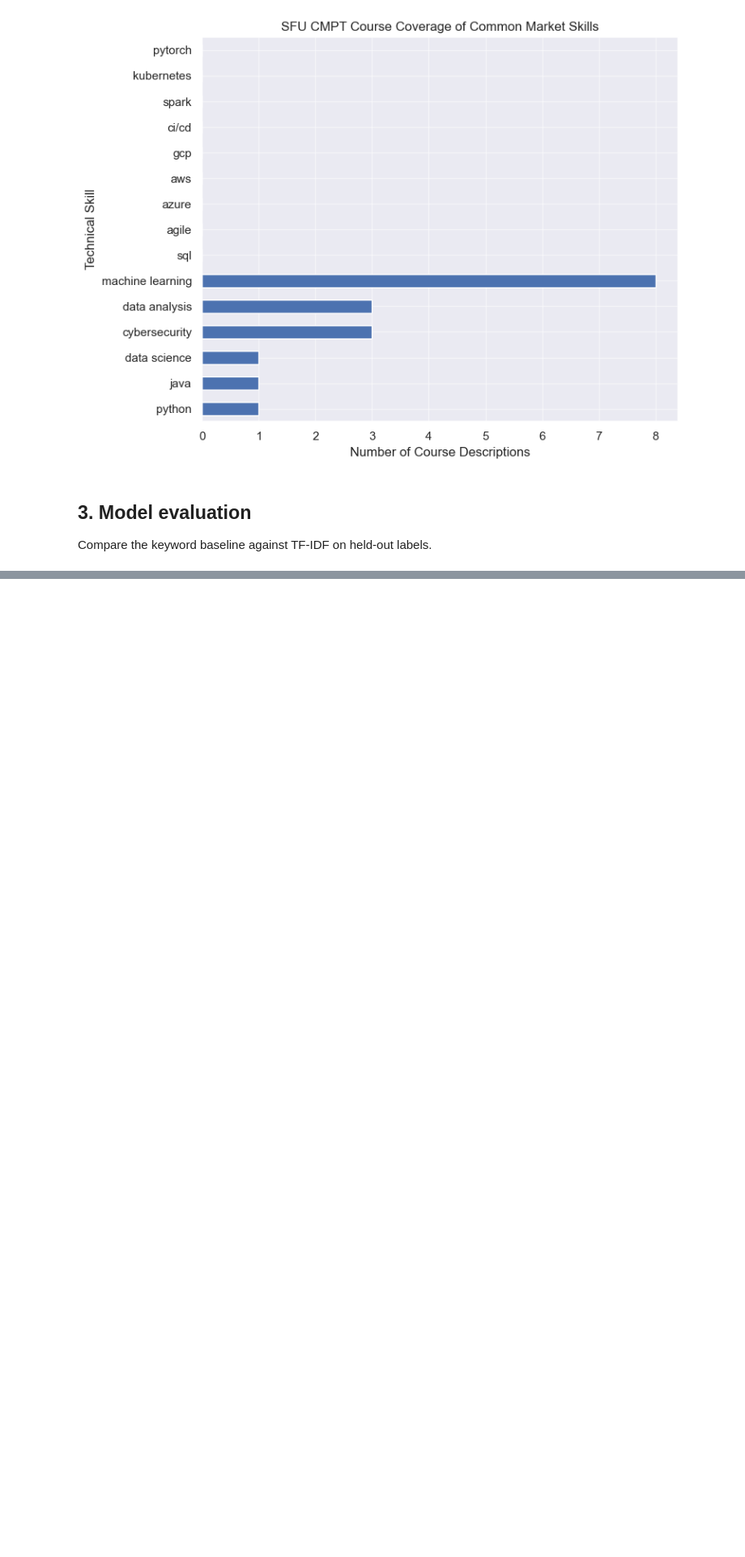
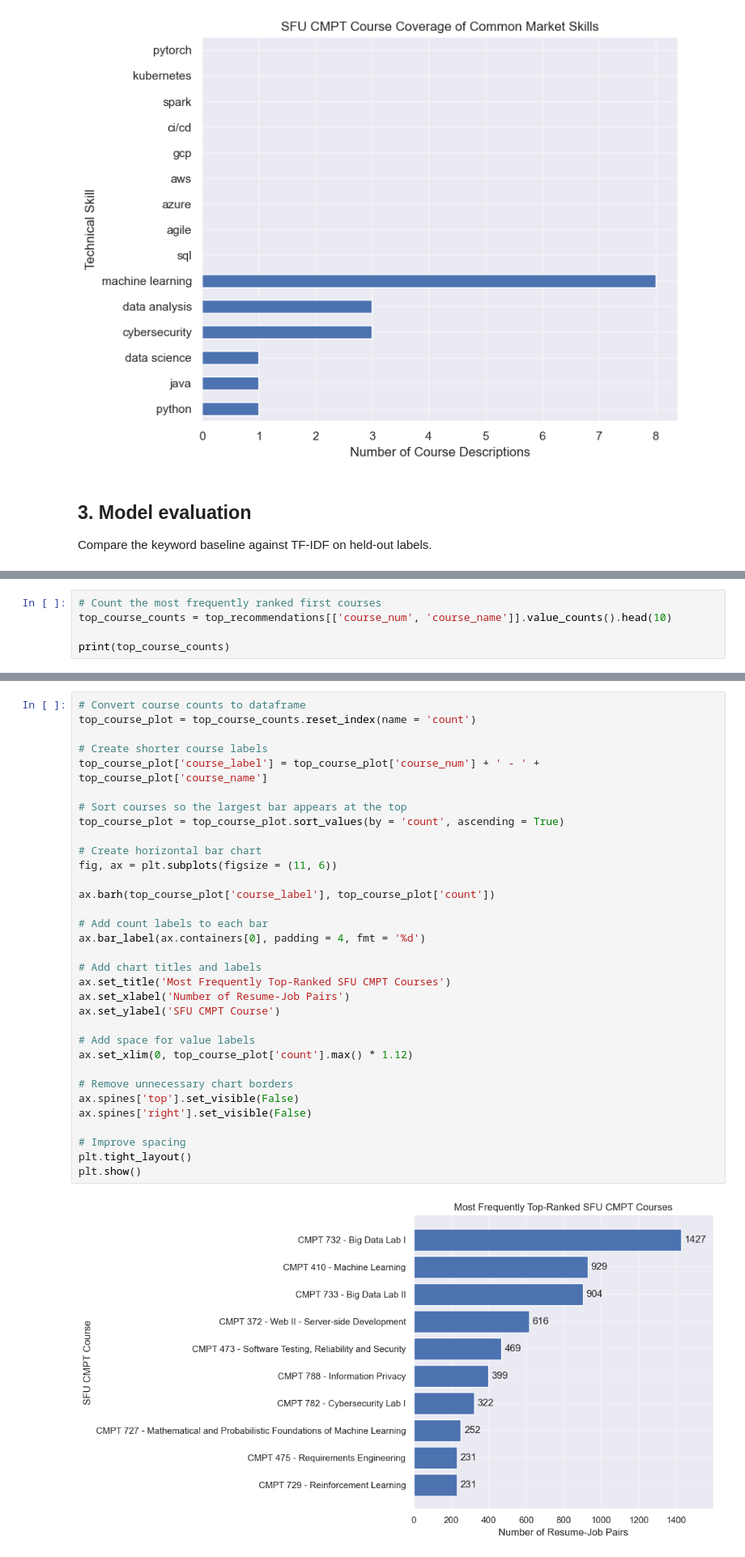
Before and after one commit to Kietkiet1109/OptiMatch-App, a Jupyter notebook: notebooks/analysis.ipynb, the cells around one changed output, grey strips where cells are left out. Shown at 81% size. Drawn from its saved outputs; the diff is of its cells as text; blank space fills up the shorter version.

```diff
--- a/notebooks/analysis.ipynb
+++ b/notebooks/analysis.ipynb
@@ -542,0 +738,5 @@ State what the data supports and what it does not support.
+# %%
+# Count the most frequently ranked first courses
+top_course_counts = top_recommendations[['course_num', 'course_name']].value_counts().head(10)
+
+print(top_course_counts)
@@ -542,0 +756,35 @@ State what the data supports and what it does not support.
+# %%
+# Convert course counts to dataframe
+top_course_plot = top_course_counts.reset_index(name = 'count')
+
+# Create shorter course labels
+top_course_plot['course_label'] = top_course_plot['course_num'] + ' - ' + top_course_plot['course_name']
+
+# Sort courses so the largest bar appears at the top
+top_course_plot = top_course_plot.sort_values(by = 'count', ascending = True)
+
+# Create horizontal bar chart
+fig, ax = plt.subplots(figsize = (11, 6))
+
+ax.barh(top_course_plot['course_label'], top_course_plot['count'])
+
+# Add count labels to each bar
+ax.bar_label(ax.containers[0], padding = 4, fmt = '%d')
+
+# Add chart titles and labels
+ax.set_title('Most Frequently Top-Ranked SFU CMPT Courses')
+ax.set_xlabel('Number of Resume-Job Pairs')
+ax.set_ylabel('SFU CMPT Course')
+
+# Add space for value labels
+ax.set_xlim(0, top_course_plot['count'].max() * 1.12)
+
+# Remove unnecessary chart borders
+ax.spines['top'].set_visible(False)
+ax.spines['right'].set_visible(False)
+
+# Improve spacing
+plt.tight_layout()
+plt.show()
+# %% [output]
+[figure, added]
```
Also changed, not shown: parts of 56 cells of this notebook, 1 other file.
